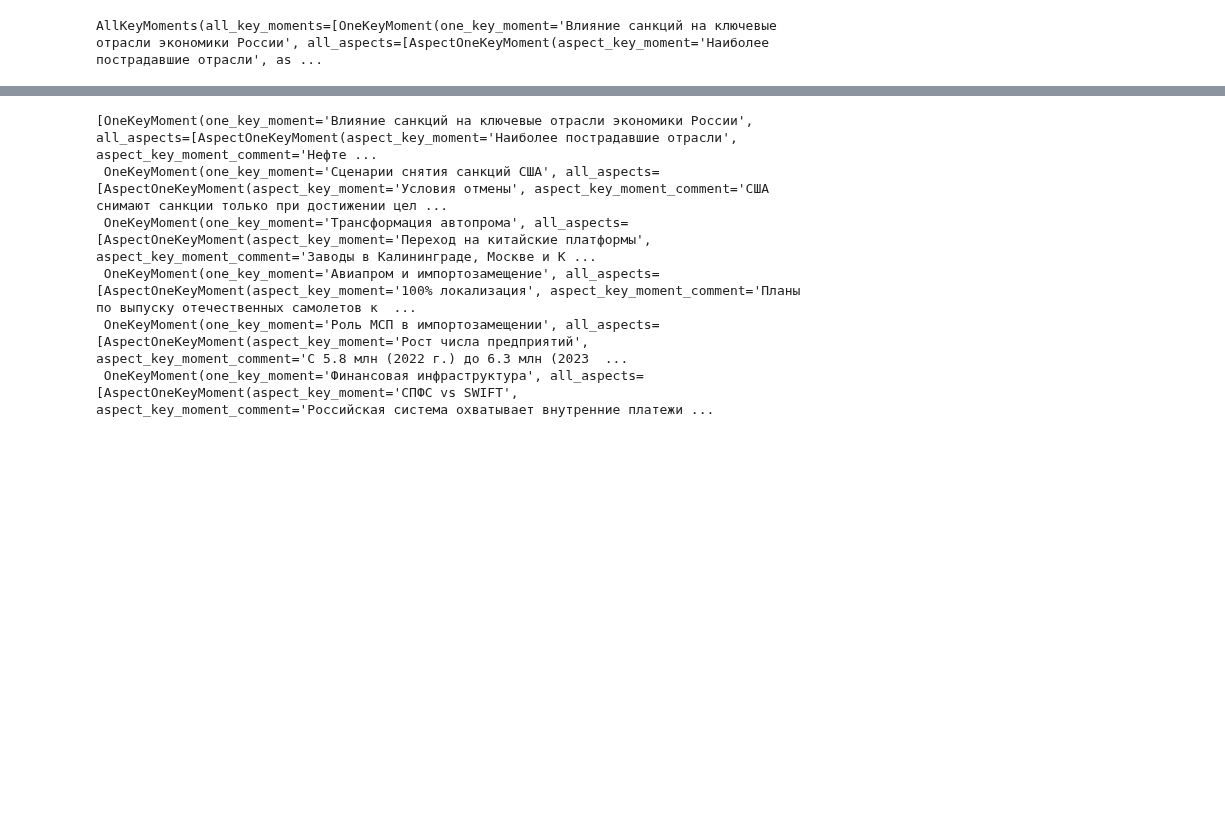
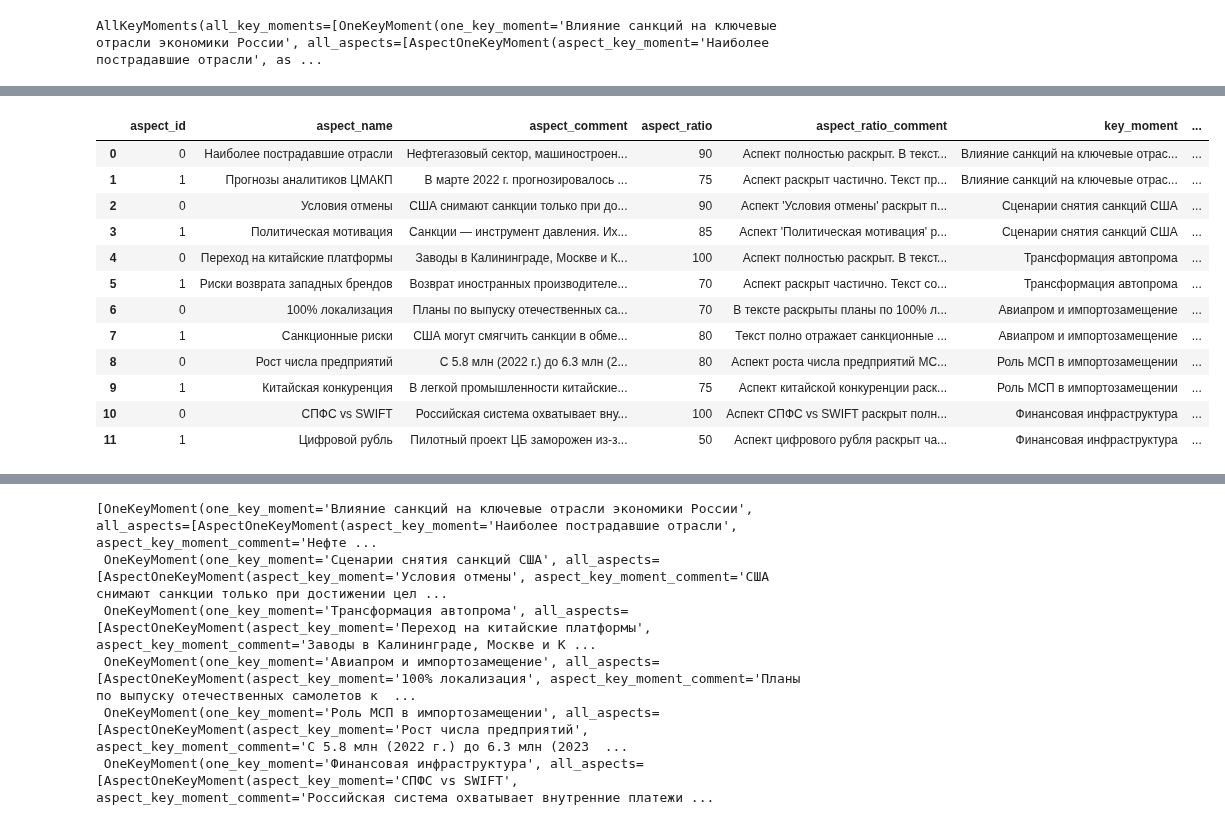
Before and after one commit to rvegrc/llm_news, a Jupyter notebook: LLM_news/llm_news.ipynb, the cells around one changed output, grey strips where cells are left out. Drawn from its saved outputs; the diff is of its cells as text; code cells hidden in the pictures; blank space fills up the shorter version.

Commit message:
get result with one cell of text

```diff
--- a/LLM_news/llm_news.ipynb
+++ b/LLM_news/llm_news.ipynb
@@ -195,3 +197,5 @@ OutputData(key_moments=[OneComment(comment='Уязвимость импорто
+# %%
+text_id = 0
 # %%
 class AspectOneKeyMoment(BaseModel):
     aspect_key_moment: str = Field(..., description="Выведи аспект ключевого момента")
@@ -250,0 +265,93 @@ AllKeyMoments(all_key_moments=[OneKeyMoment(one_key_moment='Влияние са
+# %%
+class AspectRatio(BaseModel):
+    aspect_id: int = Field(..., description="Идентификатор аспекта ключевого момента")
+    aspect_ratio_comment: str = Field(..., description="""Сравни тестовый текст по аспекту ключевого момента.
+                       Выведи комментарий к сравнению, что раскрыто полностью, частично или не раскрыто и почему ты так думаешь""")
+    aspect_ratio: int = Field(..., description='''.
+                       На основании этого сравнения выведи полноту тестового текста 0 до 100, где 0 - аспект не раскрыт, 100 - полностью раскрыт''')
+
+class OneKeyMomentRatio(BaseModel):
+    all_aspects_ratio: List[AspectRatio] = Field(..., description="Выведи все аспекты ключевого момента с их полнотой раскрытия")
+    one_key_moment_ratio_comment: str = Field(..., description="""Сравни тестовый текст по ключевому моменту.
+                       Выведи комментарий к сравнению, что раскрыто полностью, частично или не раскрыто и почему ты так думаешь""")
+    one_key_moment_ratio: int = Field(..., description='''На основании этого сравнения выведи полноту тестового текста по ключевому моменту от 0 до 100,
+                       где 0 - ключевой момент не раскрыт, 100 - полностью раскрыт''')
+
+parser = PydanticOutputParser(pydantic_object=OneKeyMomentRatio)
+parser = OutputFixingParser.from_llm(parser=parser, llm=llm)
+# %%
+# под ключевым моментом понимается ключевой момент вместе с аспектами и их подробным описанием
+
+prompt_ratio = ChatPromptTemplate.from_template(
+    '''
+    Проверь насколько полно в тестовом тексте: {lib_text}. раскрыт этот ключевой момент: {agg_key_moment}. Определи полноту раскрытия каждого аспекта в отдельности
+    и полноту раскрытия ключевого момента как среднее значение по всем аспектам. Ответ выведи в следующем формате: {template}
+'''
+)
+
+llm_chain_ratio = (
+    prompt_ratio
+    | llm
+    | parser
+
+)
+
+df_key_moments = []
+
+for target_moment in result.all_key_moments:
+    agg_key_moment = f'ключевой момент: {target_moment.one_key_moment}\n'
+    agg_key_moment += f'комментарий к ключевому моменту: {target_moment.one_key_moment_comment}\n'
+    agg_key_moment += 'аспекты ключевого момента:\n\n'
+    for n, aspect in enumerate(target_moment.all_aspects):
+        agg_key_moment += f'аспект c id={n}: {aspect.aspect_key_moment}\n'
+        agg_key_moment += f'комментарий к аспекту c id={n}: {aspect.aspect_key_moment_comment}\n\n'
+
+
+    result_ratio = llm_chain_ratio.invoke({
+        'template': parser.get_format_instructions(),
+        "lib_text": data_test_web["lib_text"].iloc[text_id],
+        "agg_key_moment": agg_key_moment
+    })
+
+    aspects = []
+    for aspect in result_ratio.all_aspects_ratio:
+        aspects.append({
+                "aspect_id": aspect.aspect_id
+                ,"aspect_name": target_moment.all_aspects[aspect.aspect_id].aspect_key_moment
+                ,"aspect_comment": target_moment.all_aspects[aspect.aspect_id].aspect_key_moment_comment
+                ,"aspect_ratio": aspect.aspect_ratio
+                ,"aspect_ratio_comment": aspect.aspect_ratio_comment
+            })
+
+
+    df_aspects = pd.DataFrame(aspects)
+    df_aspects['key_moment'] = target_moment.one_key_moment
+    df_aspects['key_moment_comment'] = target_moment.one_key_moment_comment
+    df_aspects['key_moment_ratio'] = result_ratio.one_key_moment_ratio
+    df_aspects['key_moment_ratio_comment'] = result_ratio.one_key_moment_ratio_comment
+
+    df_key_moments.append(df_aspects)
+
+
+df_key_moments = pd.concat(df_key_moments, ignore_index=True).reset_index(drop=True)
+
+df_key_moments['text_id'] = text_id
+
+df_key_moments['text_ratio_mean'] = df_key_moments['key_moment_ratio'].mean()
+df_key_moments['text_ratio_median'] = df_key_moments['key_moment_ratio'].median()
+
+df_key_moments
+# %% [output]
+|  | aspect_id | aspect_name | aspect_comment | aspect_ratio | aspect_ratio_comment | key_moment | ... |
+| 0 | 0 | Наиболее пострадавшие отрасли | Нефтегазовый сектор, машиностроен... | 90 | Аспект полностью раскрыт. В текст... | Влияние санкций на ключевые отрас... | ... |
+| 1 | 1 | Прогнозы аналитиков ЦМАКП | В марте 2022 г. прогнозировалось ... | 75 | Аспект раскрыт частично. Текст пр... | Влияние санкций на ключевые отрас... | ... |
+| 2 | 0 | Условия отмены | США снимают санкции только при до... | 90 | Аспект 'Условия отмены' раскрыт п... | Сценарии снятия санкций США | ... |
+| 3 | 1 | Политическая мотивация | Санкции — инструмент давления. Их... | 85 | Аспект 'Политическая мотивация' р... | Сценарии снятия санкций США | ... |
+| 4 | 0 | Переход на китайские платформы | Заводы в Калининграде, Москве и К... | 100 | Аспект полностью раскрыт. В текст... | Трансформация автопрома | ... |
+| 5 | 1 | Риски возврата западных брендов | Возврат иностранных производителе... | 70 | Аспект раскрыт частично. Текст со... | Трансформация автопрома | ... |
+| 6 | 0 | 100% локализация | Планы по выпуску отечественных са... | 70 | В тексте раскрыты планы по 100% л... | Авиапром и импортозамещение | ... |
+| 7 | 1 | Санкционные риски | США могут смягчить санкции в обме... | 80 | Текст полно отражает санкционные ... | Авиапром и импортозамещение | ... |
+| 8 | 0 | Рост числа предприятий | С 5.8 млн (2022 г.) до 6.3 млн (2... | 80 | Аспект роста числа предприятий МС... | Роль МСП в импортозамещении | ... |
+| 9 | 1 | Китайская конкуренция | В легкой промышленности китайские... | 75 | Аспект китайской конкуренции раск... | Роль МСП в импортозамещении | ... |
+| 10 | 0 | СПФС vs SWIFT | Российская система охватывает вну... | 100 | Аспект СПФС vs SWIFT раскрыт полн... | Финансовая инфраструктура | ... |
+| 11 | 1 | Цифровой рубль | Пилотный проект ЦБ заморожен из-з... | 50 | Аспект цифрового рубля раскрыт ча... | Финансовая инфраструктура | ... |
```
Also changed, not shown: parts of 7 cells of this notebook, 1 other file.
